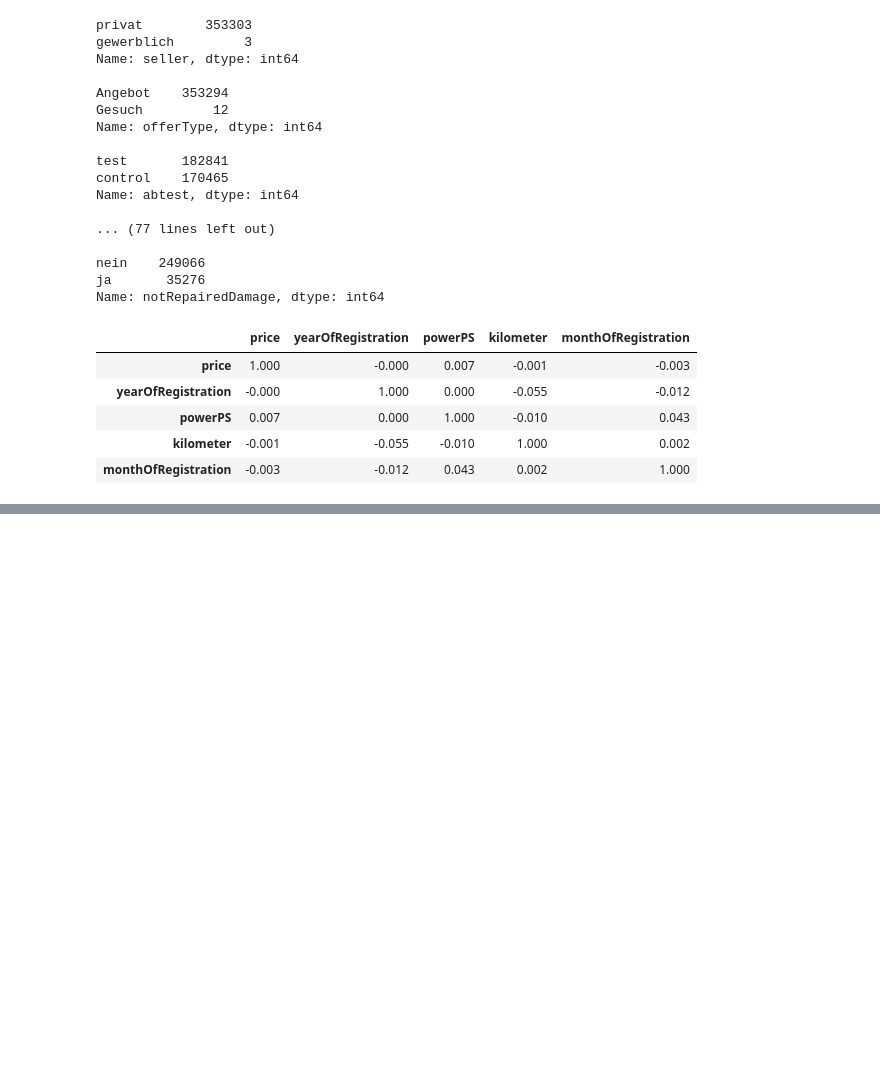
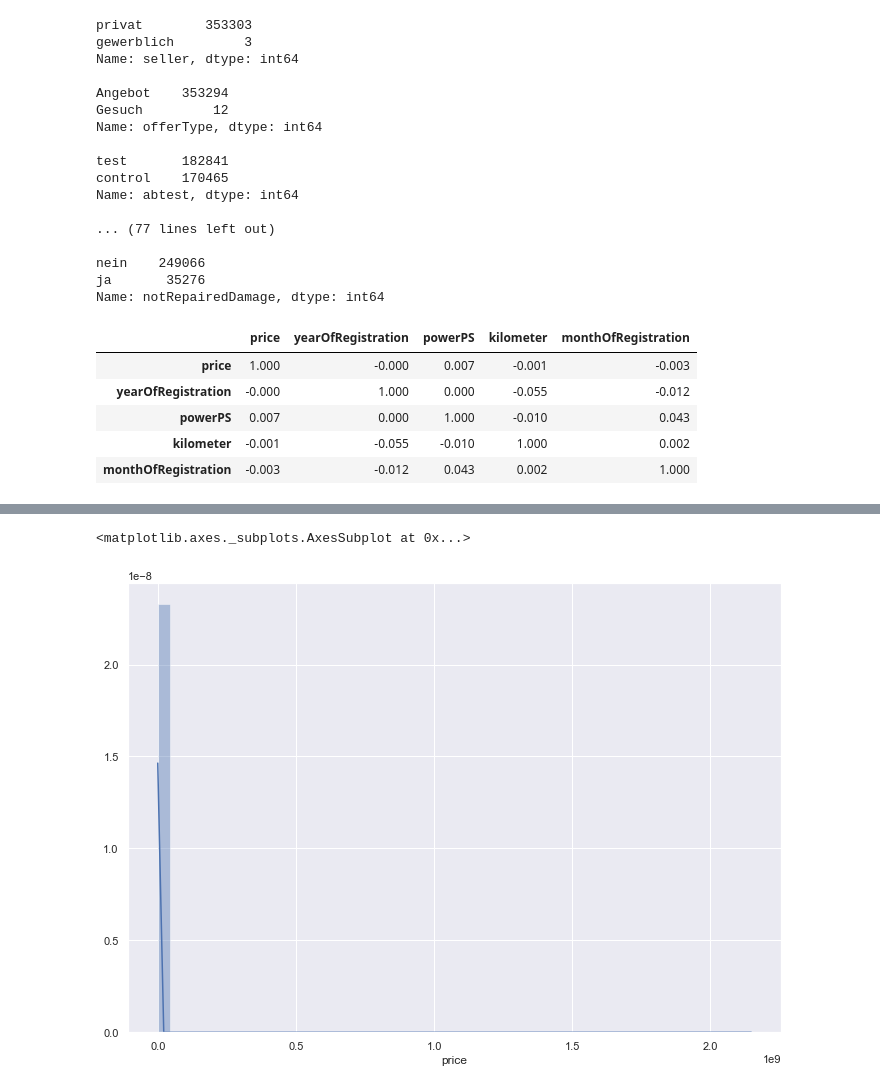
Before and after one commit to ketan9808/ML_Car_price_prediction, a Jupyter notebook: Car_price_prediction.ipynb, the cells around one changed output, grey strips where cells are left out. Drawn from its saved outputs; the diff is of its cells as text; code cells hidden in the pictures; blank space fills up the shorter version.

```diff
--- a/Car_price_prediction.ipynb
+++ b/Car_price_prediction.ipynb
@@ -134,0 +205,6 @@ correlation
+# %%
+sns.distplot(cars['price'])
+# this is due to a lot of values in 0 price
+# %% [output]
+<matplotlib.axes._subplots.AxesSubplot at 0x...>
+[figure, added]
```
Also changed, not shown: parts of 18 cells of this notebook.
